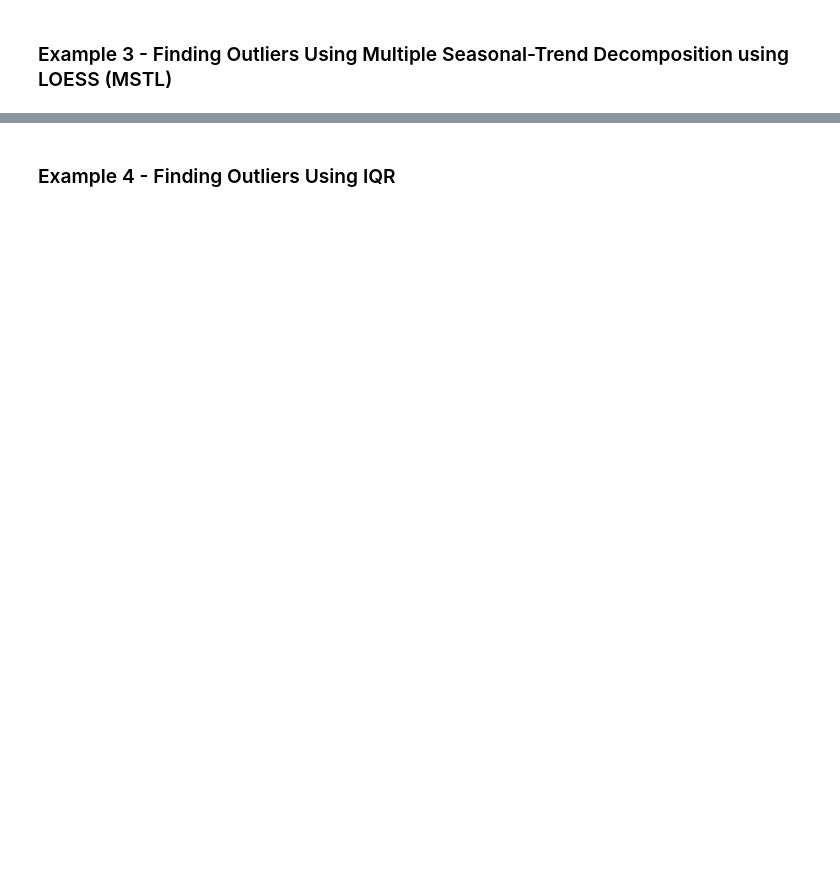
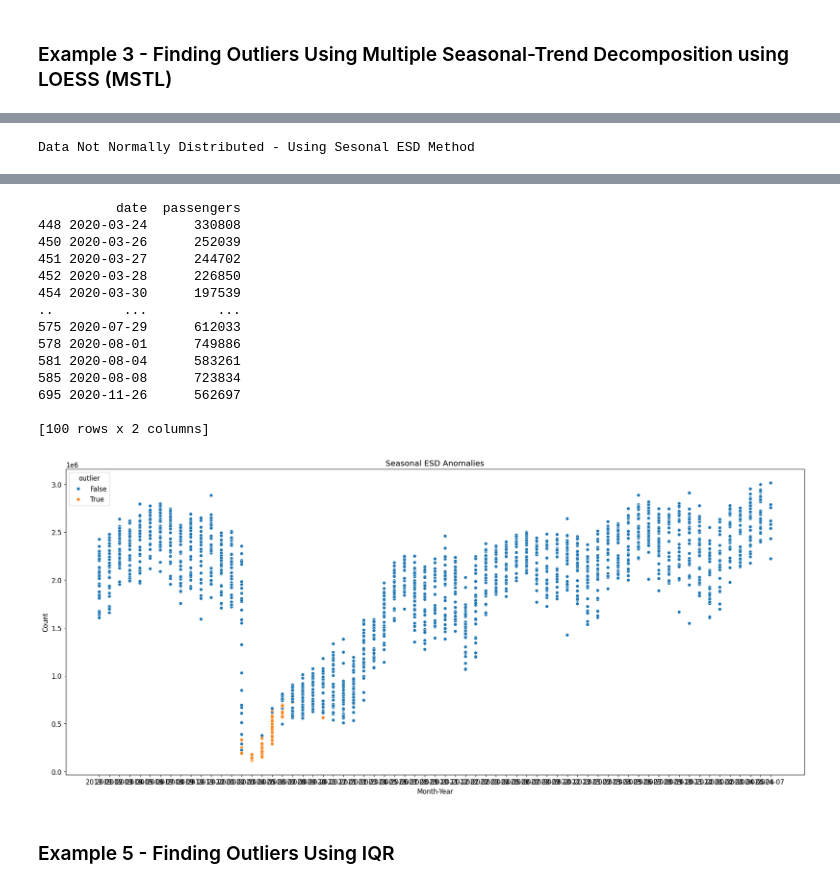
Before and after one commit to aseemanand/pycatcher, a Jupyter notebook: notebooks/Example Notebook.ipynb, the cells around one changed output, grey strips where cells are left out. Saved outputs shown, nothing was run; the diff lists cells and outputs as text; code cells hidden in the pictures; blank space fills up the shorter version.

```diff
--- a/notebooks/Example Notebook.ipynb
+++ b/notebooks/Example Notebook.ipynb
@@ -536,0 +585,3 @@ build_seasonal_plot_mstl(df_tsa)
+# %%
+pc.build_outliers_plot_esd(df_tsa)
+# %% [output]
@@ -536,0 +595 @@ build_seasonal_plot_mstl(df_tsa)
+Data Not Normally Distributed - Using Sesonal ESD Method
@@ -537,5 +600,20 @@ build_seasonal_plot_mstl(df_tsa)
+          date  passengers
+448 2020-03-24      330808
+450 2020-03-26      252039
+451 2020-03-27      244702
+452 2020-03-28      226850
+454 2020-03-30      197539
+..         ...         ...
+575 2020-07-29      612033
+578 2020-08-01      749886
+581 2020-08-04      583261
+585 2020-08-08      723834
+695 2020-11-26      562697
+
+[100 rows x 2 columns]
+[figure, added]
 # %% [markdown]
-### Example 4 - Finding Outliers Using IQR
+### Example 5 - Finding Outliers Using IQR
 # %%
 import pandas as pd
 
```
Also changed, not shown: parts of 35 cells of this notebook, 7 other files.
